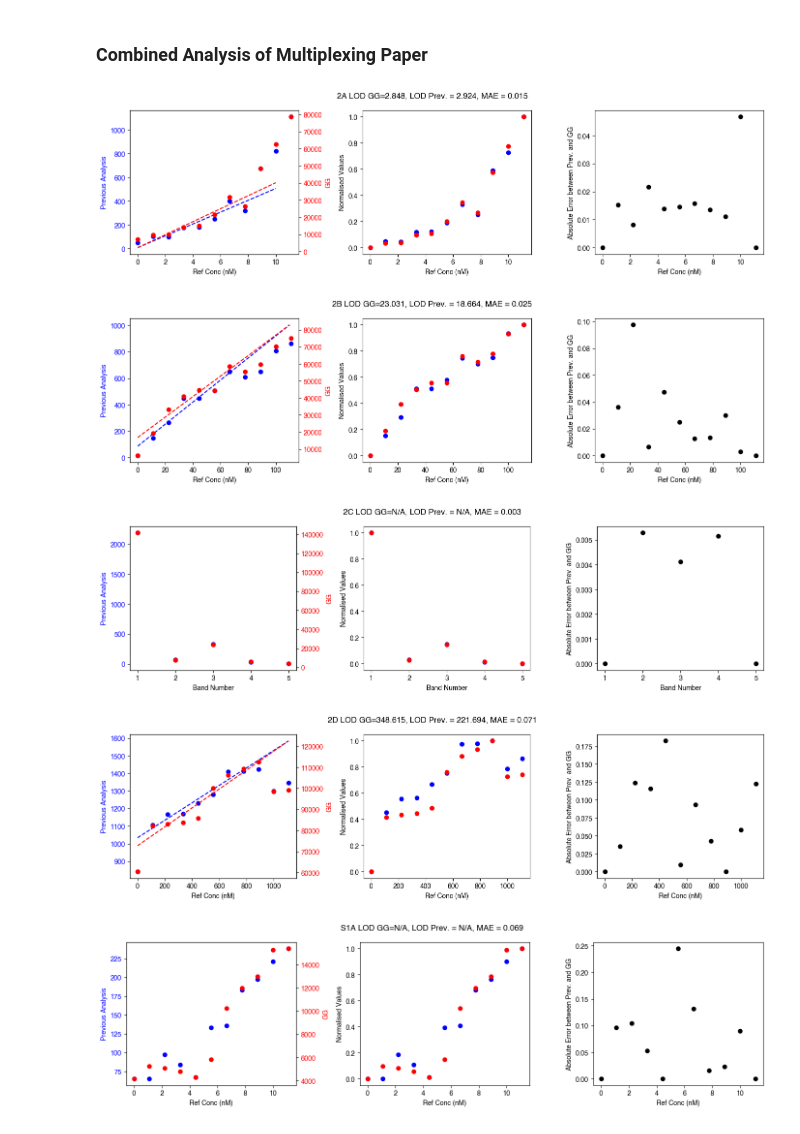
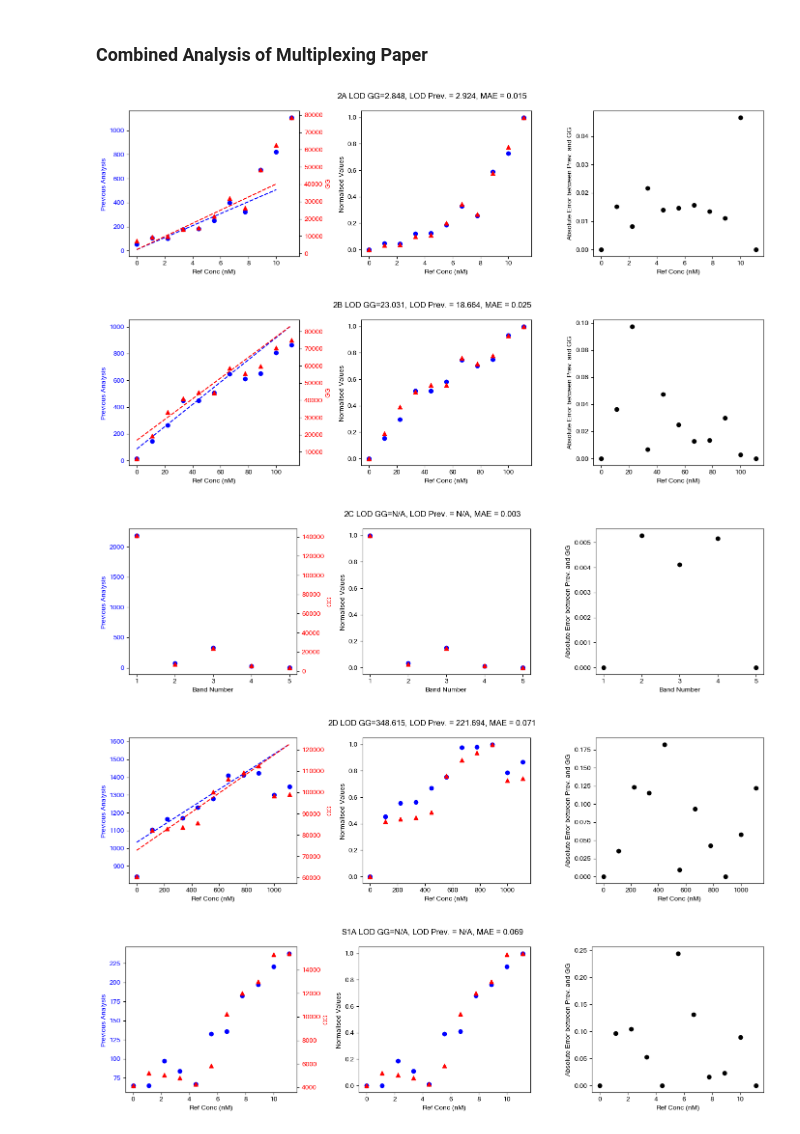
Before and after one commit to mattaq31/GelGenie, a Jupyter notebook: python-gelgenie/statistical_analysis/Paper Comparison Analysis (Clean).ipynb, the cells around one changed output. Cells and saved outputs as stored; diff of their text form; code cells hidden in the pictures.

```diff
--- a/python-gelgenie/statistical_analysis/Paper Comparison Analysis (Clean).ipynb
+++ b/python-gelgenie/statistical_analysis/Paper Comparison Analysis (Clean).ipynb
@@ -15,8 +15,8 @@ import math
 from scipy.stats import linregress
 import pingouin
 # %%
-user = 'matthew'
-# user = 'nathan'
+# user = 'matthew'
+user = 'nathan'
 if user == 'matthew':
     base_path = '../../../other_paper_comparisons'
     plt.rcParams.update({'font.sans-serif':'Helvetica'})  # consistent figure formatting
@@ -143,7 +143,7 @@ for gel in gel_names:
     ax1.set_ylabel('Previous Analysis', color=prev_color)
     ax1_1 = ax1.twinx()
     ax1_1.set_ylabel('GG', color=gg_color)
-    ax1_1.scatter(ref_data, gg_data, c=gg_color)
+    ax1_1.scatter(ref_data, gg_data, c=gg_color, marker='^')
     ax1_1.tick_params(axis='y', labelcolor=gg_color)
 
     if sum(df_filt['LOD Values']) > 0:
@@ -151,36 +151,36 @@ for gel in gel_names:
         ax1.plot(x_vals, fit_result_p.slope*x_vals + fit_result_p.intercept, c=prev_color, linestyle='dashed')
         ax1_1.plot(x_vals, fit_result_gg.slope*x_vals + fit_result_gg.intercept, c=gg_color, linestyle='dashed')
 
     ax2.scatter(ref_data, np_data, c=prev_color)
-    ax2.scatter(ref_data, ngg_data, c=gg_color)
+    ax2.scatter(ref_data, ngg_data, c=gg_color, marker='^')
     ax2.set_xlabel('Ref Conc (nM)')
     ax2.set_ylabel('Normalised Values')
 
     ax3.scatter(ref_data, AE, c=error_color)
     ax3.set_xlabel('Ref Conc (nM)')
     ax3.set_ylabel('Absolute Error between Prev. and GG')
 
     if gel == '2C':
         ax1.set_xlabel('Band Number')
         ax2.set_xlabel('Band Number')
         ax3.set_xlabel('Band Number')
     else:
         ax1.set_xlabel('Ref Conc (nM)')
         ax2.set_xlabel('Ref Conc (nM)')
         ax3.set_xlabel('Ref Conc (nM)')
 
     if isinstance(lod_gg, str):
         plt.suptitle(gel + ' LOD GG=%s, LOD Prev. = %s, MAE = %.3f' % (lod_gg, lod_p, MAE))
     else:
         plt.suptitle(gel + ' LOD GG=%.3f, LOD Prev. = %.3f, MAE = %.3f' % (lod_gg, lod_p, MAE))
 
     fig.tight_layout()  # otherwise the right y-label is slightly clipped
 
     # when exporting figures, use the following command:
     # plt.savefig('NAME.pdf' % gel, dpi=300)
 # %% [output]
-[figure, old version]
+[figure, new version]
-[figure, old version]
+[figure, new version]
-[figure, old version]
+[figure, new version]
-[figure, old version]
+[figure, new version]
-[figure, old version]
+[figure, new version]
```
Also changed, not shown: parts of 2 cells of this notebook.
